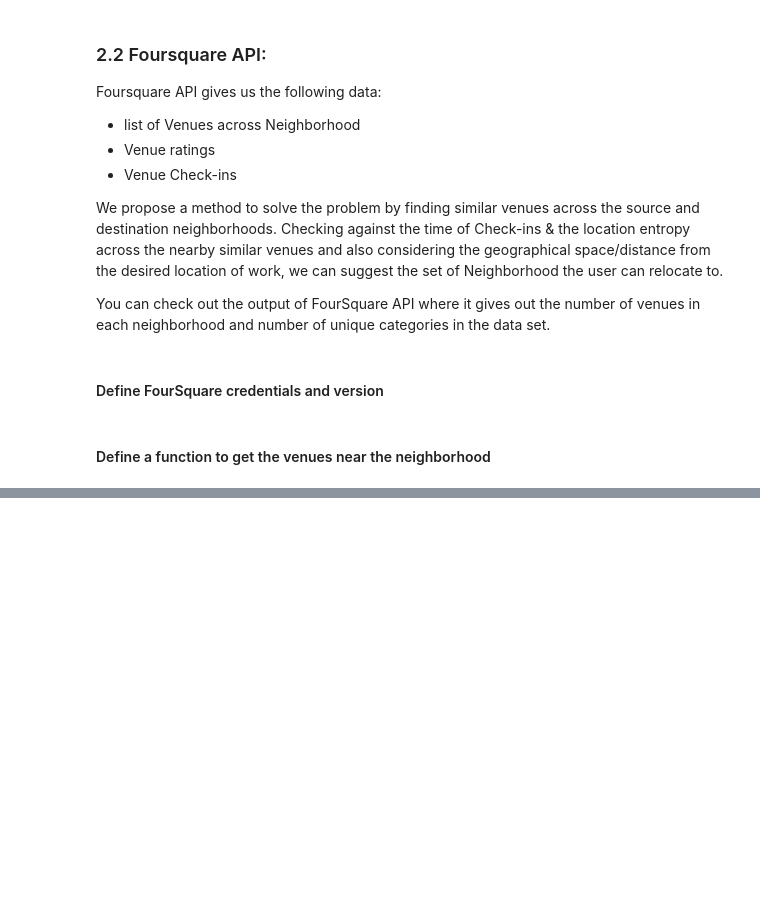
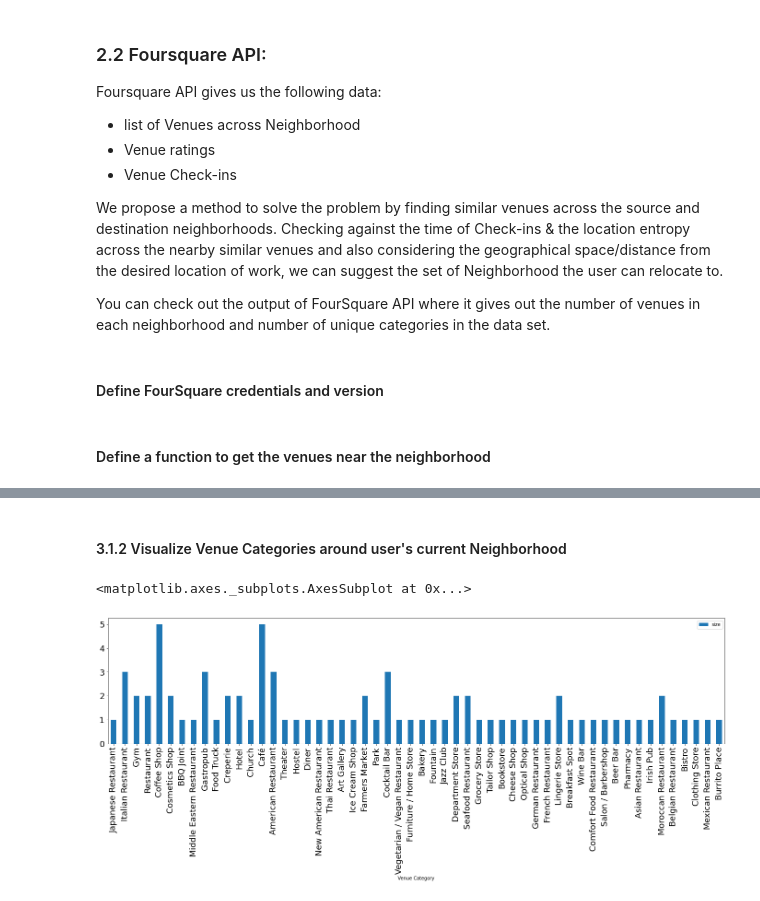
Before and after one commit to shreeshylahs/Coursera_Capstone, a Jupyter notebook: similar_neighborhood.ipynb, the cells around one changed output, grey strips where cells are left out. Drawn from its saved outputs; the diff is of its cells as text; code cells hidden in the pictures; blank space fills up the shorter version.

```diff
--- a/similar_neighborhood.ipynb
+++ b/similar_neighborhood.ipynb
@@ -245,0 +250,7 @@ Name: Venue Category, Length: 321, dtype: object
+# %%
+toronto_venues = getNearbyVenues(names=users_current_data['Neighborhood'],
+                                   latitudes=users_current_data['Latitude'],
+                                   longitudes=users_current_data['Longitude']
+                                  )
+
+print('There are {} uniques categories.'.format(len(toronto_venues['Venue Category'].unique())))
@@ -245,0 +320,16 @@ Name: Venue Category, Length: 321, dtype: object
+# %% [markdown]
+#### 3.1.2 Visualize Venue Categories around user's current Neighborhood
+# %%
+import matplotlib.pyplot as plt
+pd.options.mode.chained_assignment = None
+%matplotlib inline
+
+toronto_venue_count = toronto_venues[['Venue Category']]
+toronto_venue_count['size'] = toronto_venues[['Venue', 'Venue Category']].groupby(['Venue Category']).transform(np.size)
+toronto_venue_count = toronto_venue_count.drop_duplicates(subset="Venue Category").set_index(['Venue Category'], drop=True)
+#print(toronto_venue_count)
+#toronto_venue_count.plot.bar(rot=0)
+toronto_venue_count.plot(kind='bar', figsize=(24,5), fontsize='18')
+# %% [output]
+<matplotlib.axes._subplots.AxesSubplot at 0x...>
+[figure, added]
```
Also changed, not shown: parts of 31 cells of this notebook.
